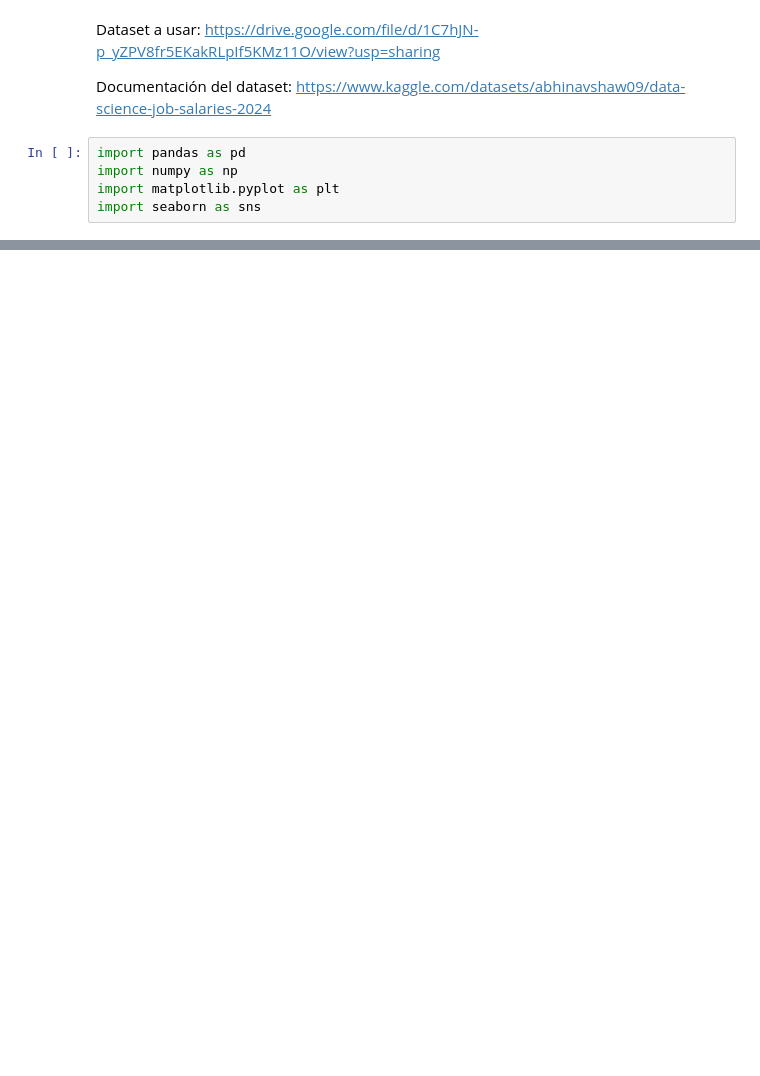
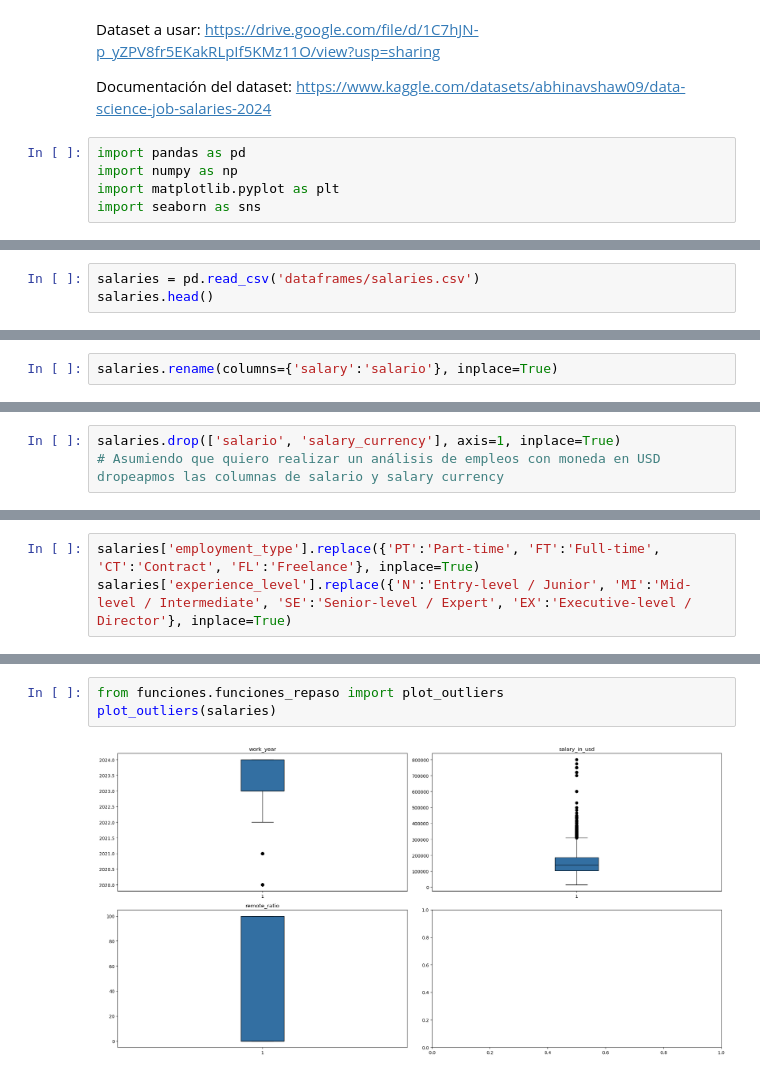
Before and after one commit to lnastri25/IA_UCEMA, a Jupyter notebook: repaso_librerias/Ejercicio_Repaso.ipynb, the cells around one changed output, grey strips where cells are left out. Drawn from its saved outputs; the diff is of its cells as text; blank space fills up the shorter version.

Commit message:
ejercicio repaso

```diff
--- a/repaso_librerias/Ejercicio_Repaso.ipynb
+++ b/repaso_librerias/Ejercicio_Repaso.ipynb
@@ -9,0 +13,3 @@ import seaborn as sns
+# %%
+salaries = pd.read_csv('dataframes/salaries.csv')
+salaries.head()
@@ -10 +30,3 @@ import seaborn as sns
+# %%
+salaries.rename(columns={'salary':'salario'}, inplace=True)
 # %% [markdown]
@@ -16,0 +41,3 @@ c. Reemplazar los valores o algún valor de alguna columna
+# %%
+salaries.drop(['salario', 'salary_currency'], axis=1, inplace=True)
+# Asumiendo que quiero realizar un análisis de empleos con moneda en USD dropeapmos las columnas de salario y salary currency
@@ -16,0 +46,3 @@ c. Reemplazar los valores o algún valor de alguna columna
+# %%
+salaries['employment_type'].replace({'PT':'Part-time', 'FT':'Full-time', 'CT':'Contract', 'FL':'Freelance'}, inplace=True)
+salaries['experience_level'].replace({'N':'Entry-level / Junior', 'MI':'Mid-level / Intermediate', 'SE':'Senior-level / Expert', 'EX':'Executive-level / Director'}, inplace=True)
@@ -16,0 +112,5 @@ c. Reemplazar los valores o algún valor de alguna columna
+# %%
+from funciones.funciones_repaso import plot_outliers
+plot_outliers(salaries)
+# %% [output]
+[figure, added]
```
Also changed, not shown: parts of 32 cells of this notebook, 1 other file.
